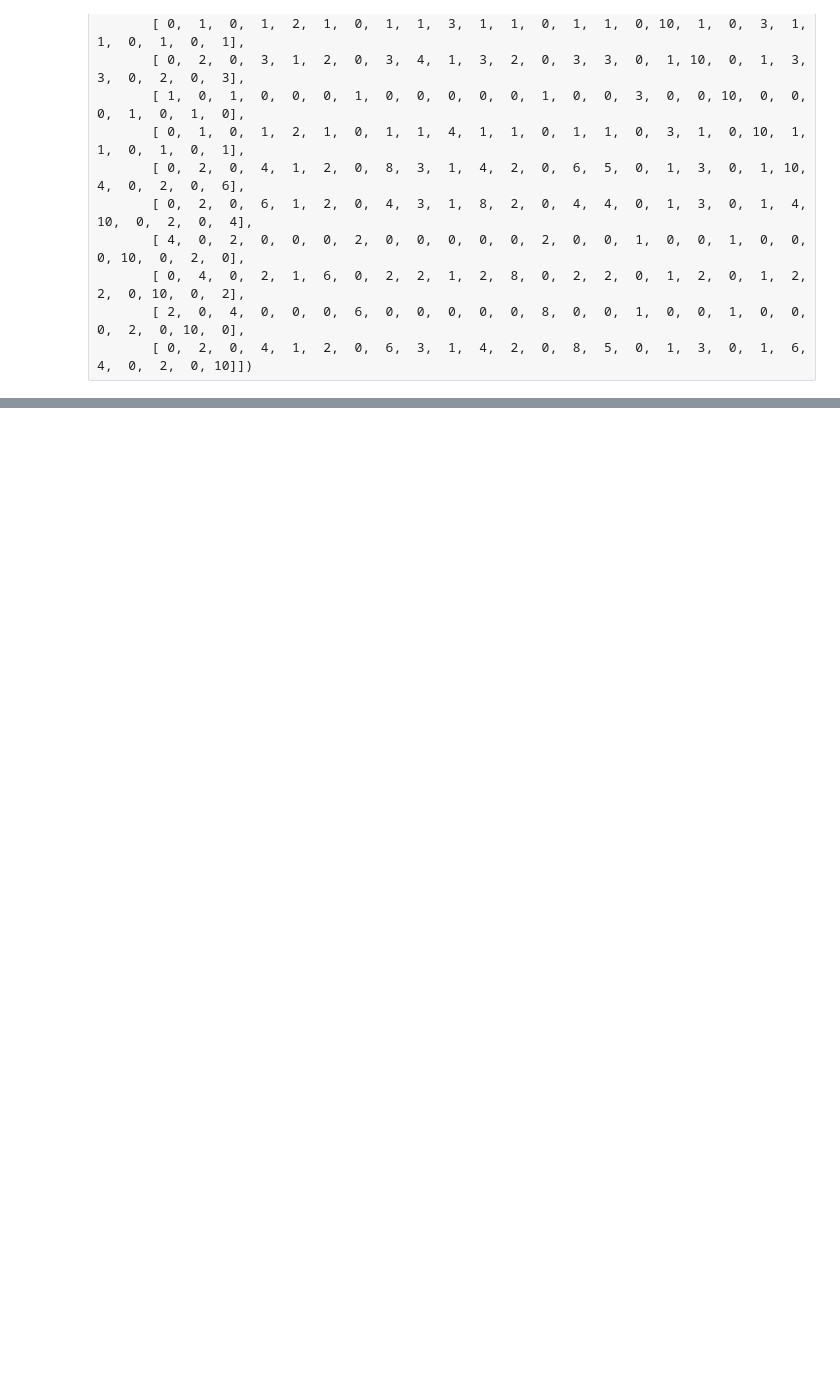
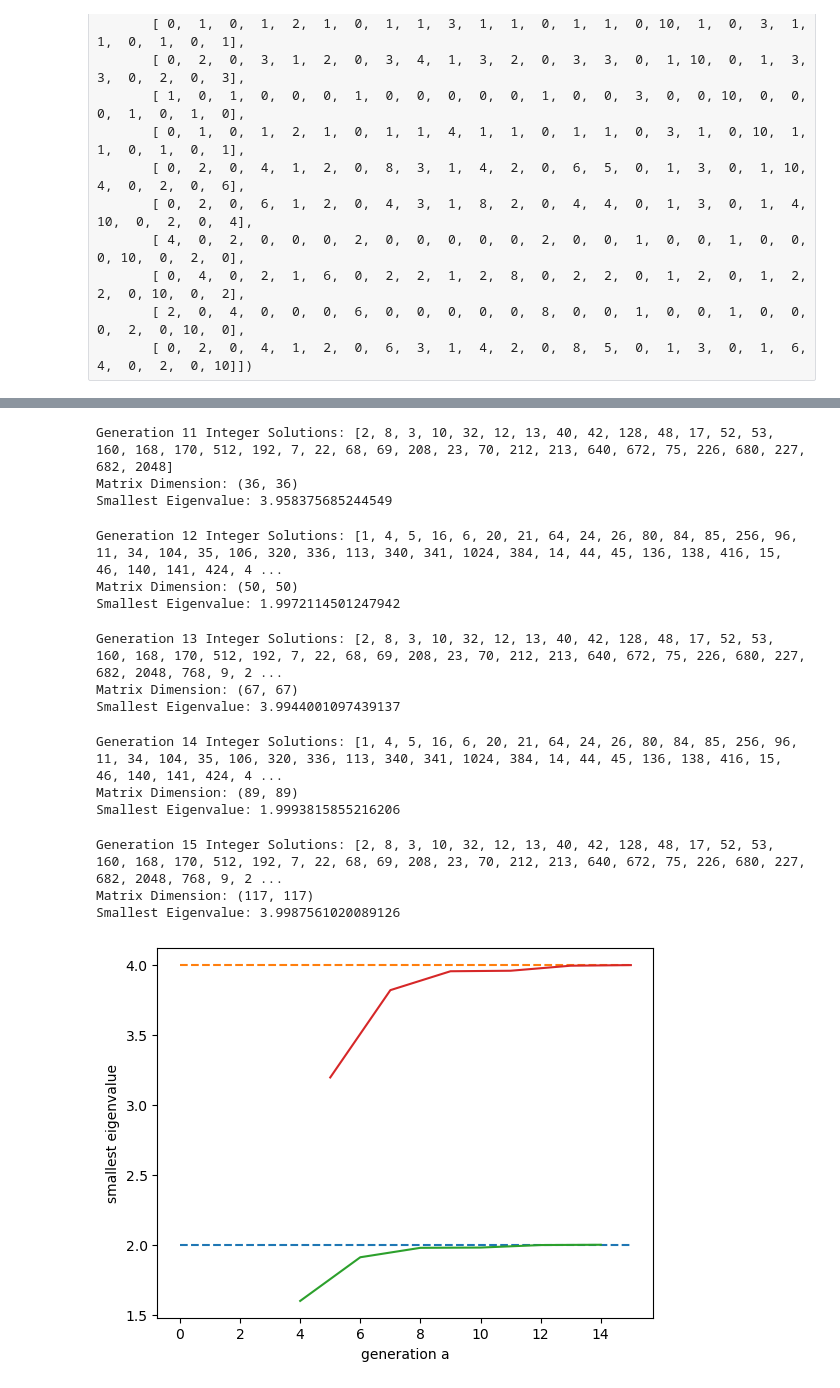
Before and after one commit to acybppres/Lothar, a Jupyter notebook: Collatz/PickMatrix.ipynb, the cells around one changed output, grey strips where cells are left out. Cells and saved outputs as stored; diff of their text form; code cells hidden in the pictures; blank space fills up the shorter version.

```diff
--- a/Collatz/PickMatrix.ipynb
+++ b/Collatz/PickMatrix.ipynb
@@ -311,0 +458,74 @@ array([[10,  0,  2,  0,  0,  0,  2,  0,  0,  0,  0,  0,  2,  0,  0,  1,  0,  0,
+# %%
+gen_num = 11
+df_ints, pick_matrix = generate_schur_pick_matrix(gen_num)
+
+print(f"Generation {gen_num} Integer Solutions: {df_ints['n'].tolist()}")
+print(f"Matrix Dimension: {pick_matrix.shape}")
+print(f"Smallest Eigenvalue: {np.min(np.linalg.eigvalsh(pick_matrix))}")
+# %% [output]
+Generation 11 Integer Solutions: [2, 8, 3, 10, 32, 12, 13, 40, 42, 128, 48, 17, 52, 53, 160, 168, 170, 512, 192, 7, 22, 68, 69, 208, 23, 70, 212, 213, 640, 672, 75, 226, 680, 227, 682, 2048]
+Matrix Dimension: (36, 36)
+Smallest Eigenvalue: 3.958375685244549
+# %%
+gen_num = 12
+df_ints, pick_matrix = generate_schur_pick_matrix(gen_num)
+
+print(f"Generation {gen_num} Integer Solutions: {df_ints['n'].tolist()}")
+print(f"Matrix Dimension: {pick_matrix.shape}")
+print(f"Smallest Eigenvalue: {np.min(np.linalg.eigvalsh(pick_matrix))}")
+# %% [output]
+Generation 12 Integer Solutions: [1, 4, 5, 16, 6, 20, 21, 64, 24, 26, 80, 84, 85, 256, 96, 11, 34, 104, 35, 106, 320, 336, 113, 340, 341, 1024, 384, 14, 44, 45, 136, 138, 416, 15, 46, 140, 141, 424, 4 ...
+Matrix Dimension: (50, 50)
+Smallest Eigenvalue: 1.9972114501247942
+# %%
+gen_num = 13
+df_ints, pick_matrix = generate_schur_pick_matrix(gen_num)
+
+print(f"Generation {gen_num} Integer Solutions: {df_ints['n'].tolist()}")
+print(f"Matrix Dimension: {pick_matrix.shape}")
+print(f"Smallest Eigenvalue: {np.min(np.linalg.eigvalsh(pick_matrix))}")
+# %% [output]
+Generation 13 Integer Solutions: [2, 8, 3, 10, 32, 12, 13, 40, 42, 128, 48, 17, 52, 53, 160, 168, 170, 512, 192, 7, 22, 68, 69, 208, 23, 70, 212, 213, 640, 672, 75, 226, 680, 227, 682, 2048, 768, 9, 2 ...
+Matrix Dimension: (67, 67)
+Smallest Eigenvalue: 3.9944001097439137
+# %%
+gen_num = 14
+df_ints, pick_matrix = generate_schur_pick_matrix(gen_num)
+
+print(f"Generation {gen_num} Integer Solutions: {df_ints['n'].tolist()}")
+print(f"Matrix Dimension: {pick_matrix.shape}")
+print(f"Smallest Eigenvalue: {np.min(np.linalg.eigvalsh(pick_matrix))}")
+# %% [output]
+Generation 14 Integer Solutions: [1, 4, 5, 16, 6, 20, 21, 64, 24, 26, 80, 84, 85, 256, 96, 11, 34, 104, 35, 106, 320, 336, 113, 340, 341, 1024, 384, 14, 44, 45, 136, 138, 416, 15, 46, 140, 141, 424, 4 ...
+Matrix Dimension: (89, 89)
+Smallest Eigenvalue: 1.9993815855216206
+# %%
+gen_num = 15
+df_ints, pick_matrix = generate_schur_pick_matrix(gen_num)
+
+print(f"Generation {gen_num} Integer Solutions: {df_ints['n'].tolist()}")
+print(f"Matrix Dimension: {pick_matrix.shape}")
+print(f"Smallest Eigenvalue: {np.min(np.linalg.eigvalsh(pick_matrix))}")
+# %% [output]
+Generation 15 Integer Solutions: [2, 8, 3, 10, 32, 12, 13, 40, 42, 128, 48, 17, 52, 53, 160, 168, 170, 512, 192, 7, 22, 68, 69, 208, 23, 70, 212, 213, 640, 672, 75, 226, 680, 227, 682, 2048, 768, 9, 2 ...
+Matrix Dimension: (117, 117)
+Smallest Eigenvalue: 3.9987561020089126
+# %%
+data_assym_even_X = [0.0, 15.0]
+data_assym_even_Y = [2.0, 2.0]
+data_assym_odd_X = [0.0, 15.0]
+data_assym_odd_Y = [4.0, 4.0]
+data_even_X = list(range(4, 15, 2))
+data_even_Y = [1.5977861726871518, 1.9100200529159765, 1.977456726512781, 1.979226077901951, 1.9972114501247942, 1.9993815855216206]
+data_odd_X = list(range(5, 16, 2))
+data_odd_Y = [3.1954224531138236, 3.8197201070204545, 3.9547745771988367, 3.958375685244549, 3.9944001097439137, 3.9987561020089126]
+
+plt.plot(data_assym_even_X, data_assym_even_Y, linestyle='dashed')
+plt.plot(data_assym_odd_X, data_assym_odd_Y, linestyle='dashed')
+plt.plot(data_even_X, data_even_Y)
+plt.plot(data_odd_X, data_odd_Y)
+plt.xlabel("generation a")
+plt.ylabel("smallest eigenvalue")
+plt.show()
+# %% [output]
+[figure, added]
```
Also changed, not shown: parts of 15 cells of this notebook, 3 other files.
